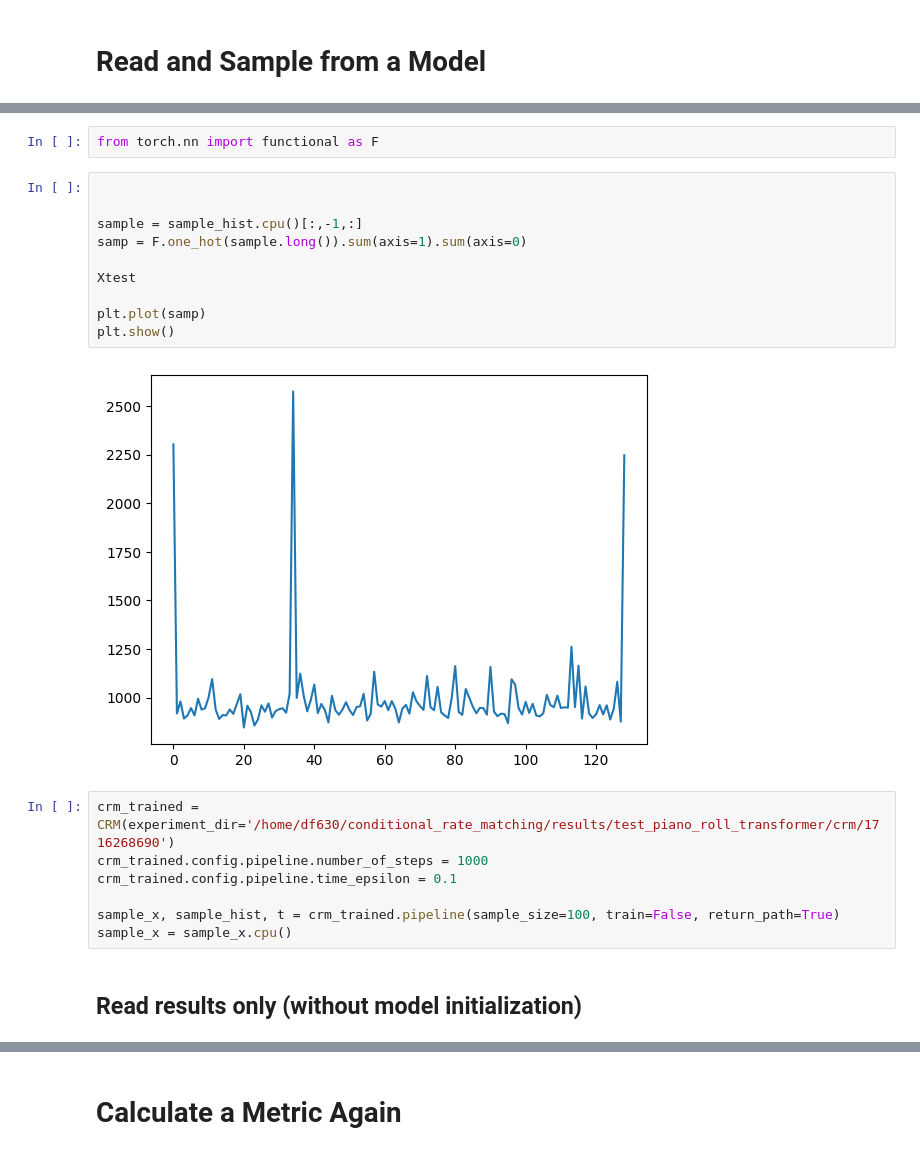
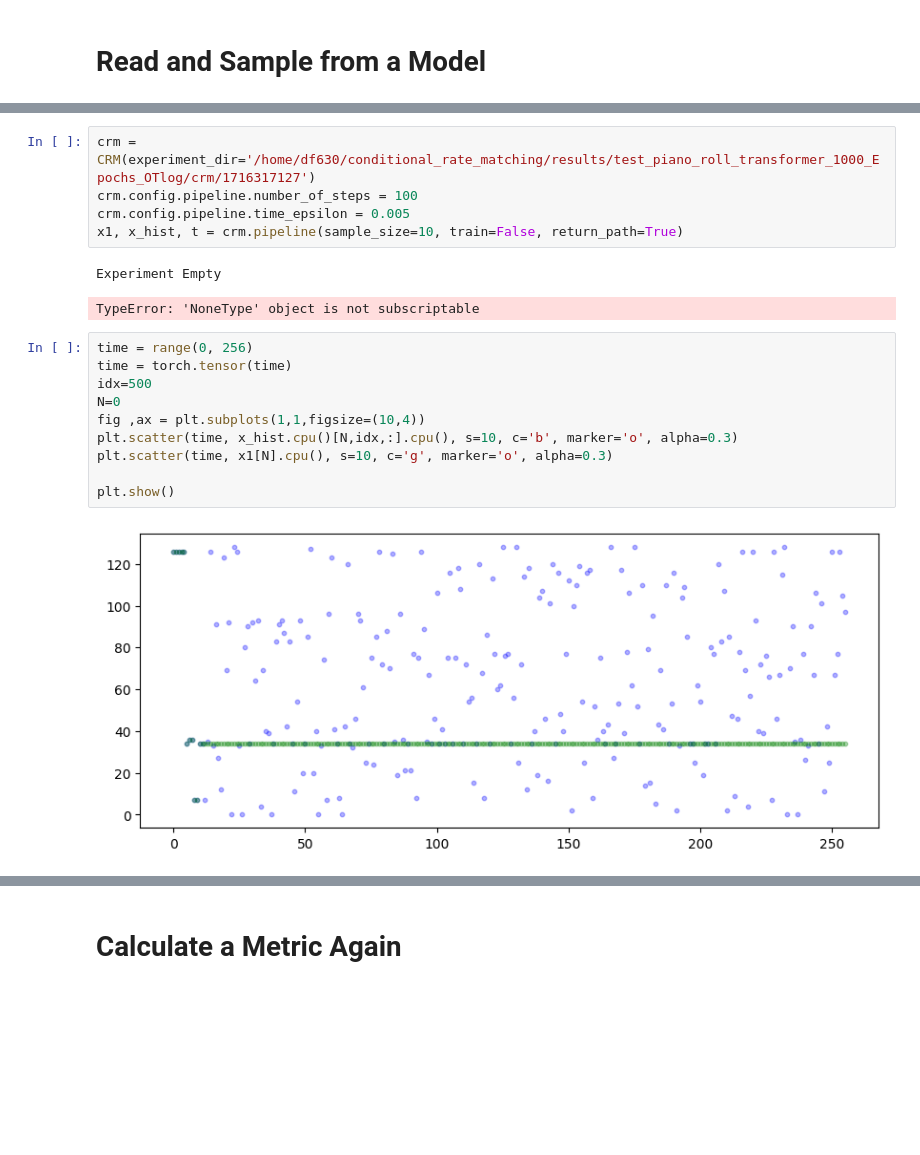
Before and after one commit to cesarali/conditional_rate_matching, a Jupyter notebook: notebooks/Models/CRM/Music/BasicModelCall.ipynb, the cells around one changed output, grey strips where cells are left out. Drawn from its saved outputs; the diff is of its cells as text; blank space fills up the shorter version.

```diff
--- a/notebooks/Models/CRM/Music/BasicModelCall.ipynb
+++ b/notebooks/Models/CRM/Music/BasicModelCall.ipynb
@@ -113,24 +82,21 @@ plt.show()
-# %%
-from torch.nn import functional as F
-# %%
-
-
-sample = sample_hist.cpu()[:,-1,:]
-samp = F.one_hot(sample.long()).sum(axis=1).sum(axis=0)
-
-Xtest
-
-plt.plot(samp)
-plt.show()
-# %% [output]
-[figure, removed]
 # %%
-crm_trained = CRM(experiment_dir='/home/df630/conditional_rate_matching/results/test_piano_roll_transformer/crm/1716268690')
-crm_trained.config.pipeline.number_of_steps = 1000
-crm_trained.config.pipeline.time_epsilon = 0.1
-
-sample_x, sample_hist, t = crm_trained.pipeline(sample_size=100, train=False, return_path=True)
-sample_x = sample_x.cpu()
+crm = CRM(experiment_dir='/home/df630/conditional_rate_matching/results/test_piano_roll_transformer_1000_Epochs_OTlog/crm/1716317127')
+crm.config.pipeline.number_of_steps = 100
+crm.config.pipeline.time_epsilon = 0.005
+x1, x_hist, t = crm.pipeline(sample_size=10, train=False, return_path=True)
+# %% [output]
+Experiment Empty
+TypeError: 'NoneType' object is not subscriptable
-# %% [markdown]
-## Read results only (without model initialization)
+# %%
+time = range(0, 256)
+time = torch.tensor(time)
+idx=500
+N=0
+fig ,ax = plt.subplots(1,1,figsize=(10,4))
+plt.scatter(time, x_hist.cpu()[N,idx,:].cpu(), s=10, c='b', marker='o', alpha=0.3)
+plt.scatter(time, x1[N].cpu(), s=10, c='g', marker='o', alpha=0.3)
+
+plt.show()
+# %% [output]
+[figure, added]
 # %%
```
Also changed, not shown: parts of 9 cells of this notebook, 6 other files.
